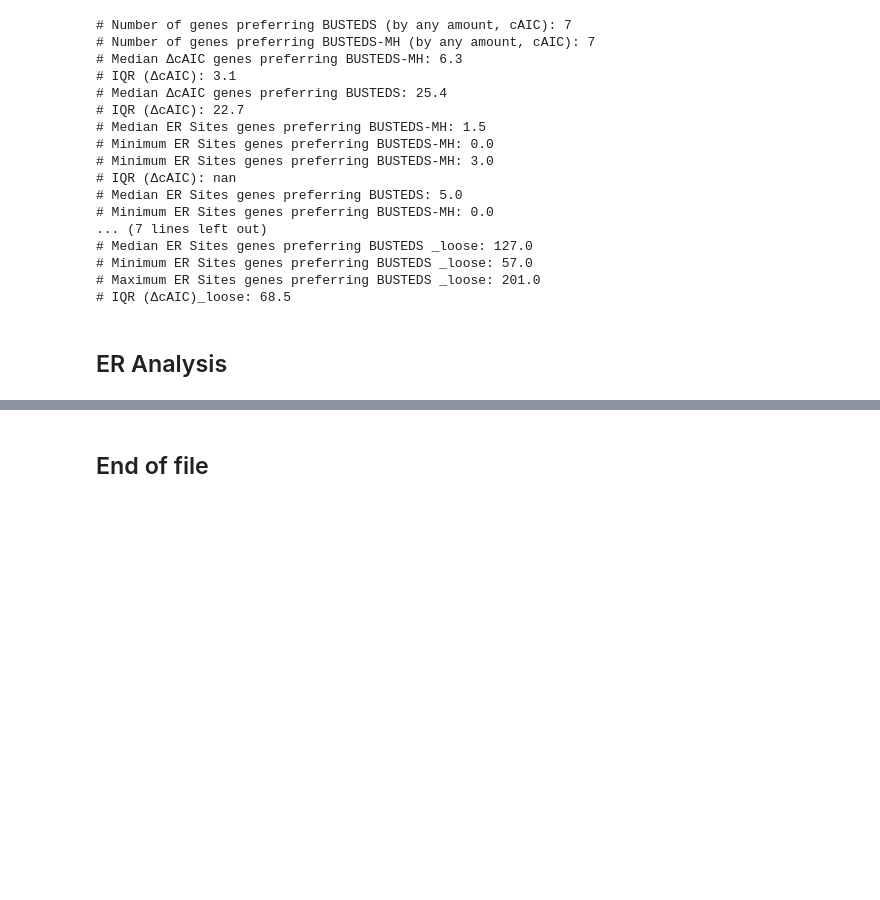
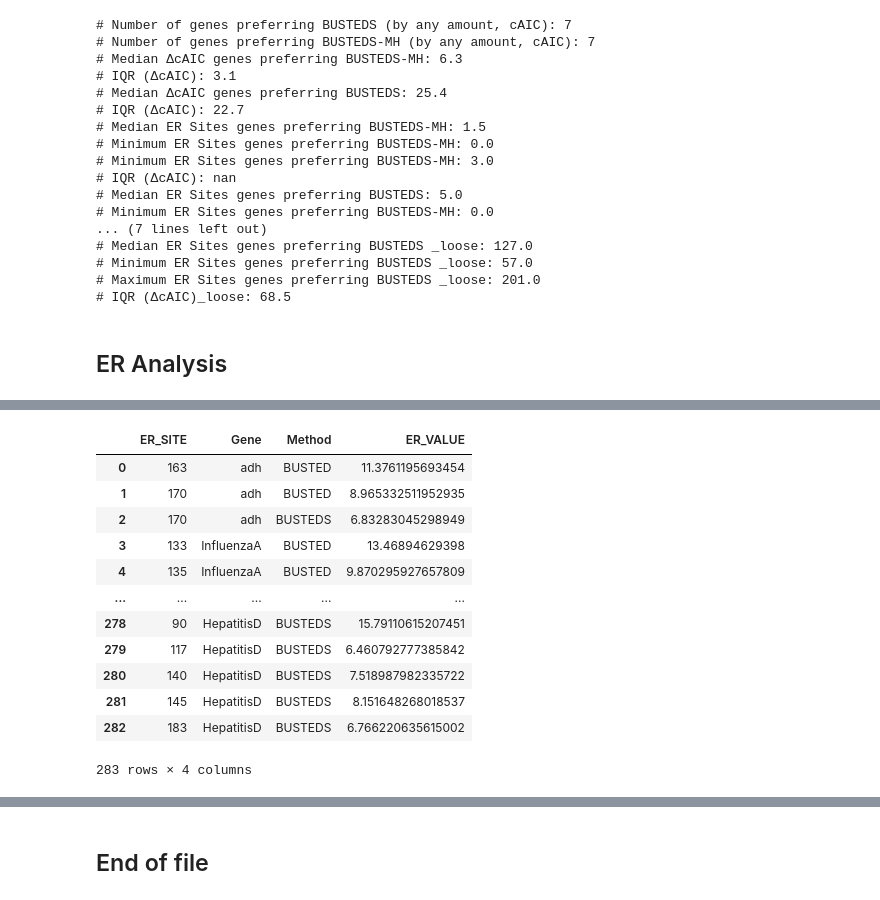
Before and after one commit to aglucaci/BUSTED_ModelTest, a Jupyter notebook: notebooks/View.ipynb, the cells around one changed output, grey strips where cells are left out. Drawn from its saved outputs; the diff is of its cells as text; code cells hidden in the pictures; blank space fills up the shorter version.

```diff
--- a/notebooks/View.ipynb
+++ b/notebooks/View.ipynb
@@ -483,3 +554,19 @@ alt.Chart(
+# %%
+df
+# %% [output]
+|  | ER_SITE | Gene | Method | ER_VALUE |
+| 0 | 163 | adh | BUSTED | 11.3761195693454 |
+| 1 | 170 | adh | BUSTED | 8.965332511952935 |
+| 2 | 170 | adh | BUSTEDS | 6.83283045298949 |
+| 3 | 133 | InfluenzaA | BUSTED | 13.46894629398 |
+| 4 | 135 | InfluenzaA | BUSTED | 9.870295927657809 |
+| ... | ... | ... | ... | ... |
+| 278 | 90 | HepatitisD | BUSTEDS | 15.79110615207451 |
+| 279 | 117 | HepatitisD | BUSTEDS | 6.460792777385842 |
+| 280 | 140 | HepatitisD | BUSTEDS | 7.518987982335722 |
+| 281 | 145 | HepatitisD | BUSTEDS | 8.151648268018537 |
+| 282 | 183 | HepatitisD | BUSTEDS | 6.766220635615002 |
+283 rows × 4 columns
 # %%
 from altair_saver import save
 # %%
```
Also changed, not shown: parts of 19 cells of this notebook, 1 other file.
